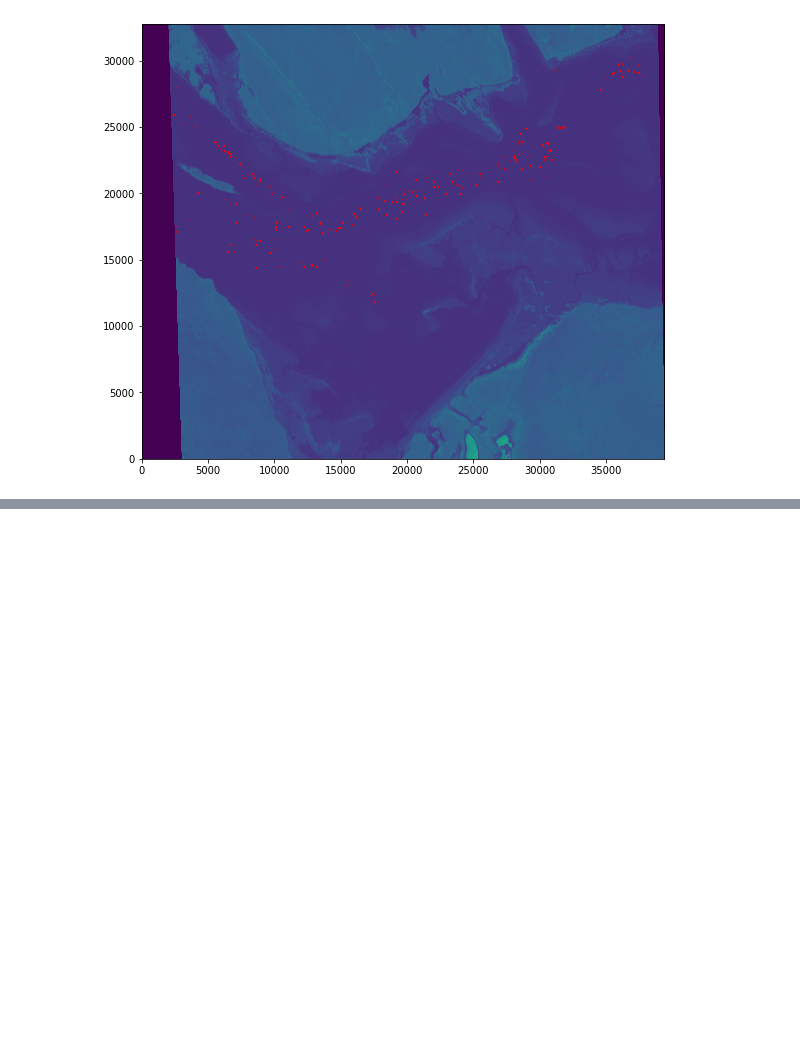
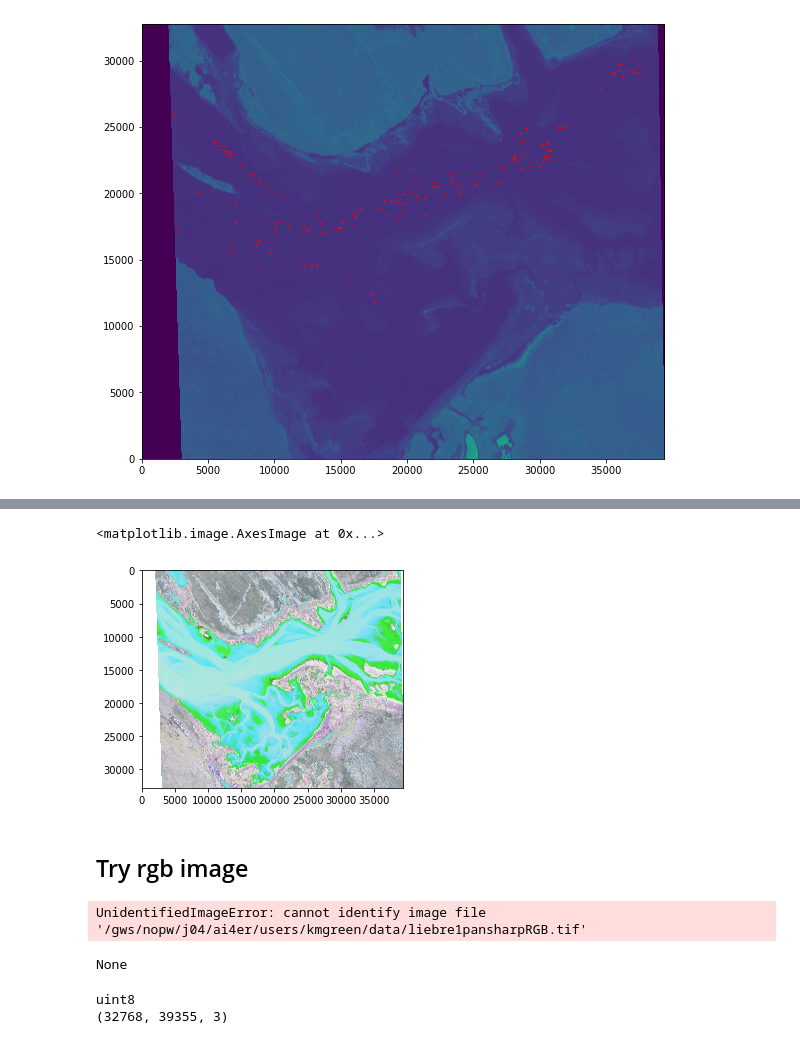
Before and after one commit to KMacfarlaneGreen/mres_whales, a Jupyter notebook: notebooks/exploratory/preprocessing0.1.ipynb, the cells around one changed output, grey strips where cells are left out. Saved outputs shown, nothing was run; the diff lists cells and outputs as text; code cells hidden in the pictures; blank space fills up the shorter version.

```diff
--- a/notebooks/exploratory/preprocessing0.1.ipynb
+++ b/notebooks/exploratory/preprocessing0.1.ipynb
@@ -324,0 +379,19 @@ Affine(0.5, 0.0, 777470.0,
+# %%
+PIL_image = Image.fromarray(np.uint8(a))
+# %%
+plt.imshow(PIL_image)
+# %% [output]
+<matplotlib.image.AxesImage at 0x...>
+[figure, added]
+# %% [markdown]
+## Try rgb image
+# %%
+Image.open(r'/gws/nopw/j04/ai4er/users/kmgreen/data/liebre1pansharpRGB.tif')
+# %% [output]
+UnidentifiedImageError: cannot identify image file '/gws/nopw/j04/ai4er/users/kmgreen/data/liebre1pansharpRGB.tif'
+# %%
+#Try loading with open cv and converting to PIL
+image  = cv.imread('/gws/nopw/j04/ai4er/users/kmgreen/data/liebre1pansharpRGB.tif', cv.IMREAD_UNCHANGED)
+print(image)
+# %% [output]
+None
@@ -324,0 +400,6 @@ Affine(0.5, 0.0, 777470.0,
+# %%
+print(rgb.dtype)
+print(rgb.shape)
+# %% [output]
+uint8
+(32768, 39355, 3)
```
Also changed, not shown: parts of 21 cells of this notebook, 1 other file.
